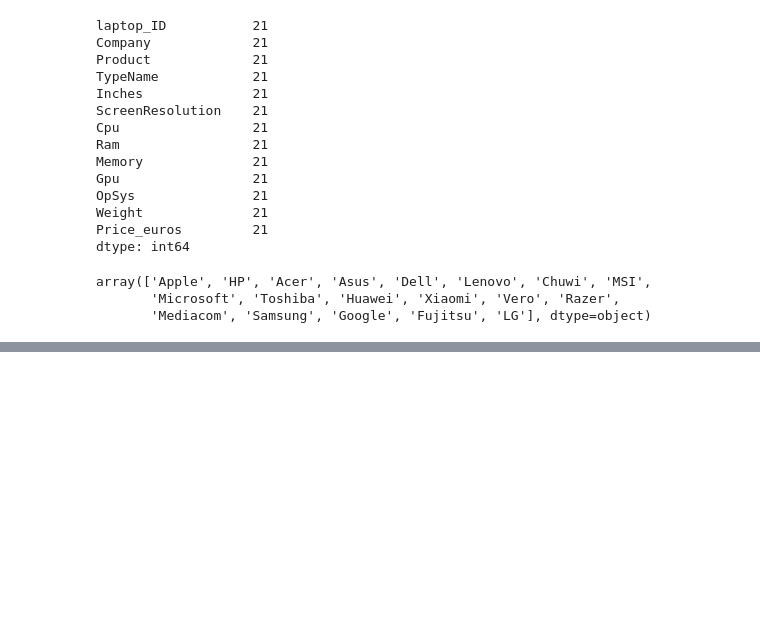
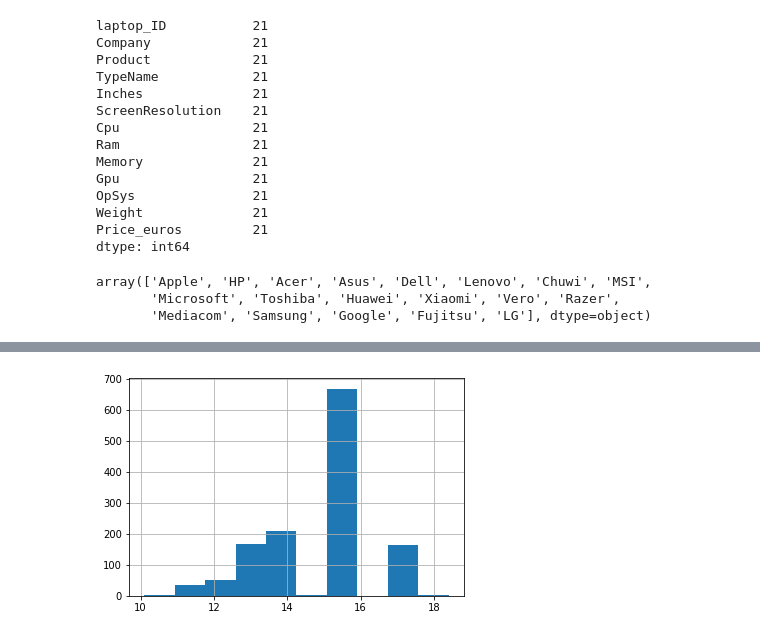
Before and after one commit to Sirfowahid/ML-Laptop-Price-Prediction, a Jupyter notebook: ML-Laptop-Price-Prediction.ipynb, the cells around one changed output, grey strips where cells are left out. Drawn from its saved outputs; the diff is of its cells as text; code cells hidden in the pictures; blank space fills up the shorter version.

```diff
--- a/ML-Laptop-Price-Prediction.ipynb
+++ b/ML-Laptop-Price-Prediction.ipynb
@@ -83,0 +142,4 @@ array(['Apple', 'HP', 'Acer', 'Asus', 'Dell', 'Lenovo', 'Chuwi', 'MSI',
+# %%
+data['Inches'].hist();
+# %% [output]
+[figure, added]
```
Also changed, not shown: parts of 10 cells of this notebook.
